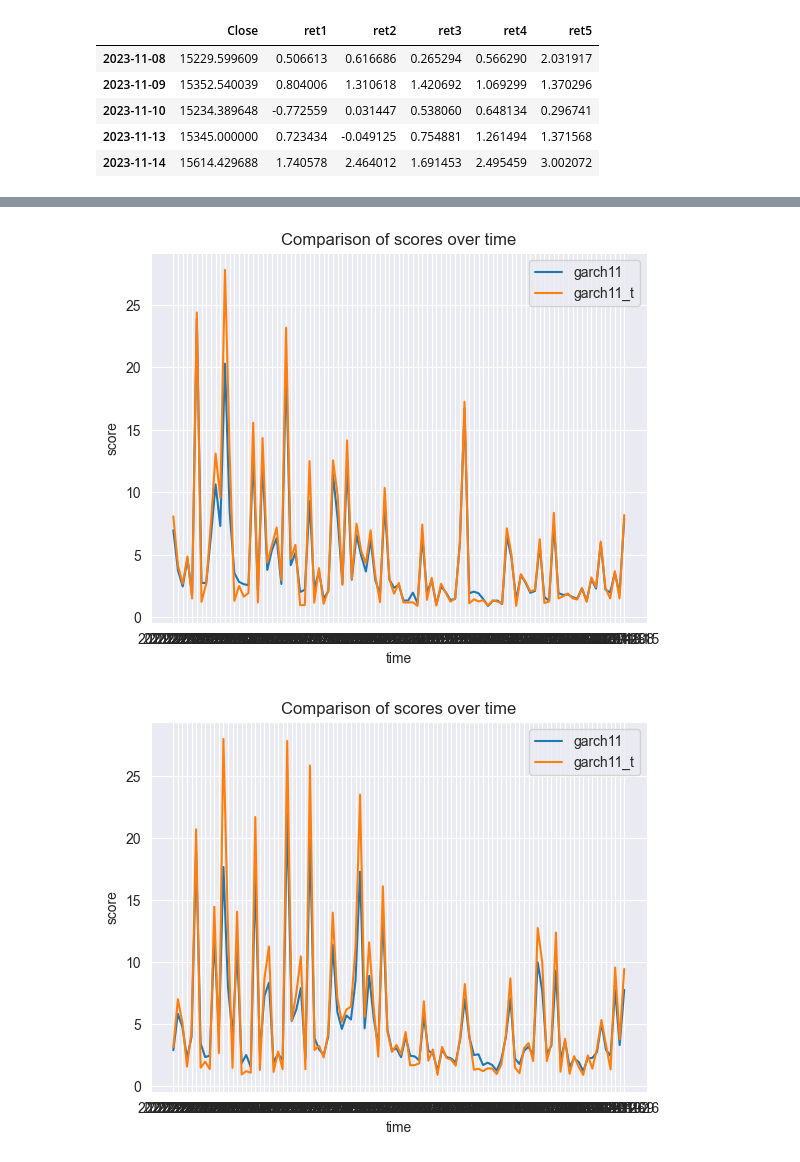
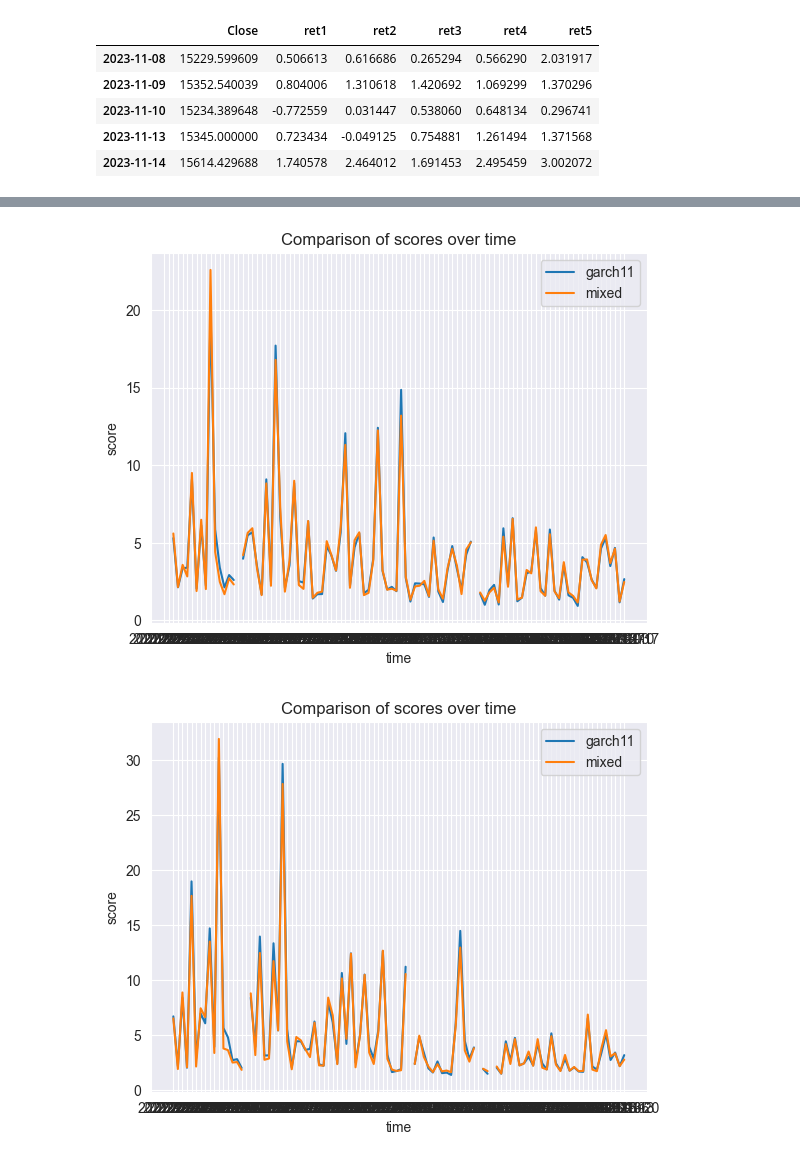
Before and after one commit to EliasKng/PTSFC, a Jupyter notebook: DAX/Validation/cross_validate_dax.ipynb, the cells around one changed output, grey strips where cells are left out. Cells and saved outputs as stored; diff of their text form; code cells hidden in the pictures.

```diff
--- a/DAX/Validation/cross_validate_dax.ipynb
+++ b/DAX/Validation/cross_validate_dax.ipynb
@@ -86,17 +93,21 @@ from DAX.Models.baseline_100 import baseline_100
 from DAX.Models.baseline_300 import baseline_300
 
 models = [
-    # {
-    #     'name': 'baseline',
-    #     'function': baseline
-    #  },
+    {
+        'name': 'baseline',
+        'function': baseline
+     },
     {
         'name': 'garch11',
         'function': garch11
      },
+    # {
+    #     'name': 'garch11_t',
+    #     'function': garch11_t
+    #  },
     {
-        'name': 'garch11_t',
-        'function': garch11_t
+        'name': 'baseline_garch11',
+        'function': [[baseline, garch11],[0.5,0.5]]
      },
     # {
     #     'name': 'baseline_300',
@@ -199,7 +195,7 @@ for horizon in [str(i) + " day" for i in (1, 2, 5, 6, 7)]:
     filtered_df = score_df[score_df['horizon_garch11'] == horizon]
     # sns.kdeplot(data=filtered_df['baseline'], fill=True, label='Baseline')
     sns.kdeplot(data=filtered_df['garch11'], fill=True, label='Garch(1,1)')
-    sns.kdeplot(data=filtered_df['garch11_t'], fill=True, label='Garch(1,1)_t')
+    sns.kdeplot(data=filtered_df['baseline_garch11'], fill=True, label='Mixed')
     # sns.kdeplot(data=filtered_df['baseline_300'], fill=True, label='Baseline 300')
 
 
@@ -223,12 +219,13 @@ for horizon in [str(i) + " day" for i in (1, 2, 5, 6, 7)]:
     filtered_df = score_df[score_df['horizon_garch11'] == horizon]
 
     # Plot values from two columns over time
-    filtered_df = filtered_df[score_df['garch11'].notna()]
+    # filtered_df = filtered_df[score_df['garch11'].notna()]
     # plt.plot(score_df_36_no_na.index, score_df_36_no_na['baseline: 36 hour'], label='baseline')
     # plt.plot(filtered_df.index, filtered_df['baseline'], label='baseline')
     # plt.plot(score_df_36_no_na.index, score_df_36_no_na['model2: 36 hour'], label='model2')
     plt.plot(filtered_df.index, filtered_df['garch11'], label='garch11')
-    plt.plot(filtered_df.index, filtered_df['garch11_t'], label='garch11_t')
+    plt.plot(filtered_df.index, filtered_df['baseline_garch11'], label='mixed')
+    # plt.plot(filtered_df.index, filtered_df['garch11_t'], label='garch11_t')
 
 
     # Adding labels and title
@@ -246,2 +243,2 @@ for horizon in [str(i) + " day" for i in (1, 2, 5, 6, 7)]:
-[figure, old version]
+[figure, new version]
-[figure, old version]
+[figure, new version]
```
Also changed, not shown: parts of 8 cells of this notebook, 1 other file.
